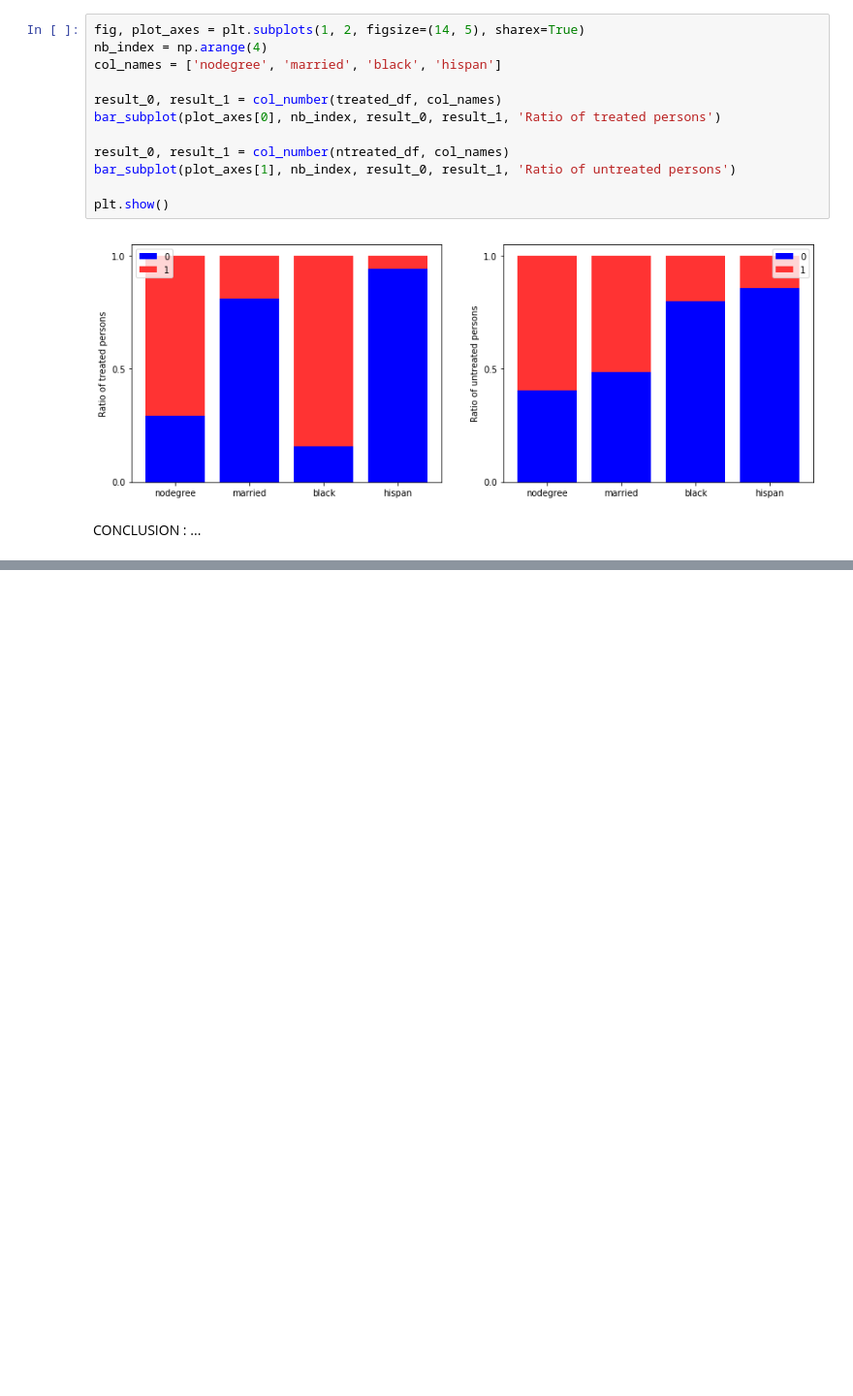
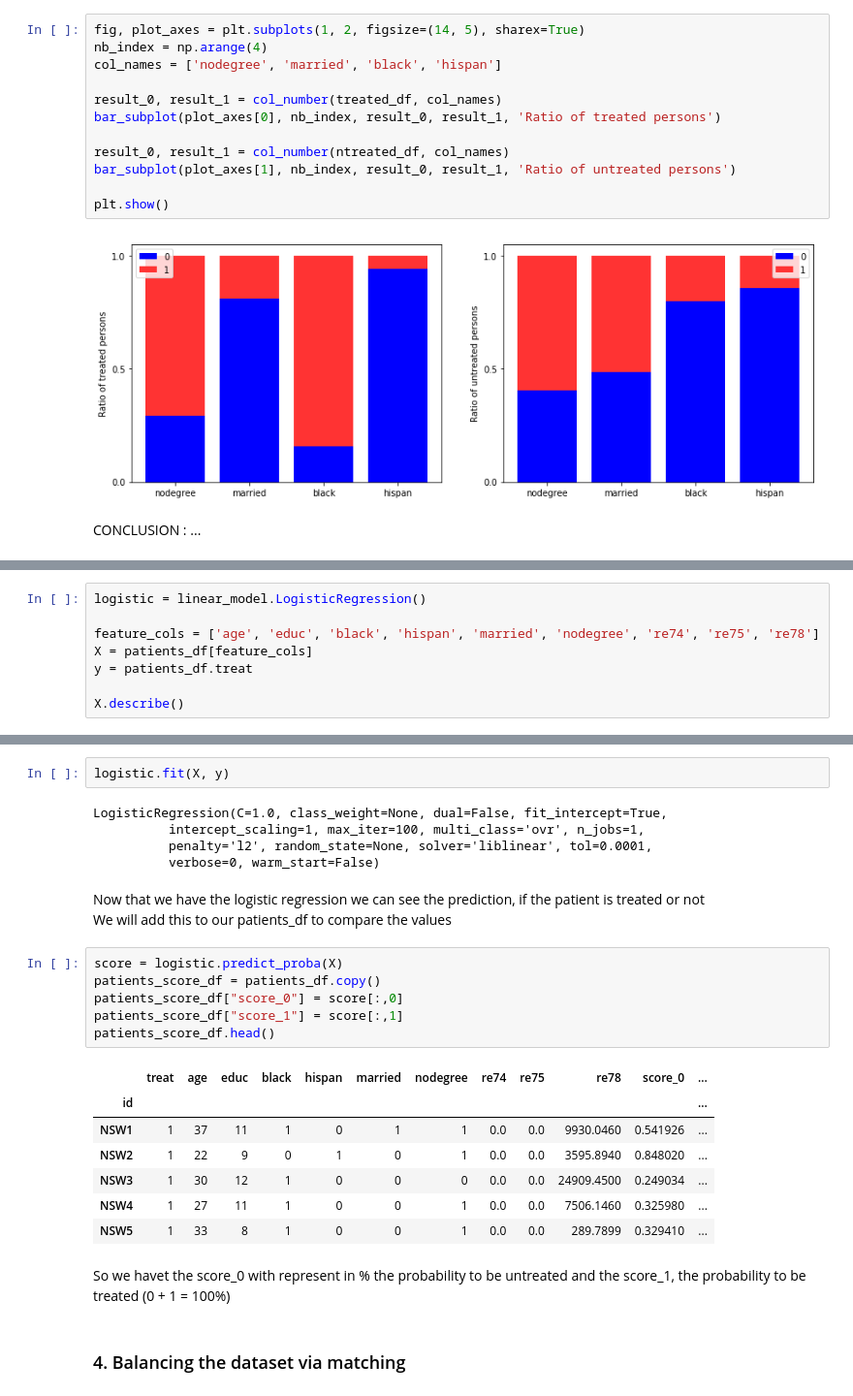
Before and after one commit to IsaacLeimgruber/ADA_labs_repo, a Jupyter notebook: 04 - Applied ML/HW04_Kevin.ipynb, the cells around one changed output, grey strips where cells are left out. Shown at 97% size. Drawn from its saved outputs; the diff is of its cells as text; blank space fills up the shorter version.

```diff
--- a/04 - Applied ML/HW04_Kevin.ipynb
+++ b/04 - Applied ML/HW04_Kevin.ipynb
@@ -242,0 +248,8 @@ CONCLUSION : ...
+# %%
+logistic = linear_model.LogisticRegression()
+
+feature_cols = ['age', 'educ', 'black', 'hispan', 'married', 'nodegree', 're74', 're75', 're78']
+X = patients_df[feature_cols]
+y = patients_df.treat
+
+X.describe()
@@ -242,0 +266,28 @@ CONCLUSION : ...
+# %%
+logistic.fit(X, y)
+# %% [output]
+LogisticRegression(C=1.0, class_weight=None, dual=False, fit_intercept=True,
+          intercept_scaling=1, max_iter=100, multi_class='ovr', n_jobs=1,
+          penalty='l2', random_state=None, solver='liblinear', tol=0.0001,
+          verbose=0, warm_start=False)
+# %% [markdown]
+Now that we have the logistic regression we can see the prediction, if the patient is treated or not <br>
+We will add this to our patients_df to compare the values
+# %%
+score = logistic.predict_proba(X)
+patients_score_df = patients_df.copy()
+patients_score_df["score_0"] = score[:,0]
+patients_score_df["score_1"] = score[:,1]
+patients_score_df.head()
+# %% [output]
+|  | treat | age | educ | black | hispan | married | nodegree | re74 | re75 | re78 | score_0 | ... |
+| id |  |  |  |  |  |  |  |  |  |  |  | ... |
+| NSW1 | 1 | 37 | 11 | 1 | 0 | 1 | 1 | 0.0 | 0.0 | 9930.0460 | 0.541926 | ... |
+| NSW2 | 1 | 22 | 9 | 0 | 1 | 0 | 1 | 0.0 | 0.0 | 3595.8940 | 0.848020 | ... |
+| NSW3 | 1 | 30 | 12 | 1 | 0 | 0 | 0 | 0.0 | 0.0 | 24909.4500 | 0.249034 | ... |
+| NSW4 | 1 | 27 | 11 | 1 | 0 | 0 | 1 | 0.0 | 0.0 | 7506.1460 | 0.325980 | ... |
+| NSW5 | 1 | 33 | 8 | 1 | 0 | 0 | 1 | 0.0 | 0.0 | 289.7899 | 0.329410 | ... |
+# %% [markdown]
+So we havet the score_0 with represent in % the probability to be untreated and the score_1, the probability to be treated (0 + 1 = 100%)
+# %% [markdown]
+### 4. Balancing the dataset via matching
```
Also changed, not shown: parts of 4 cells of this notebook.
